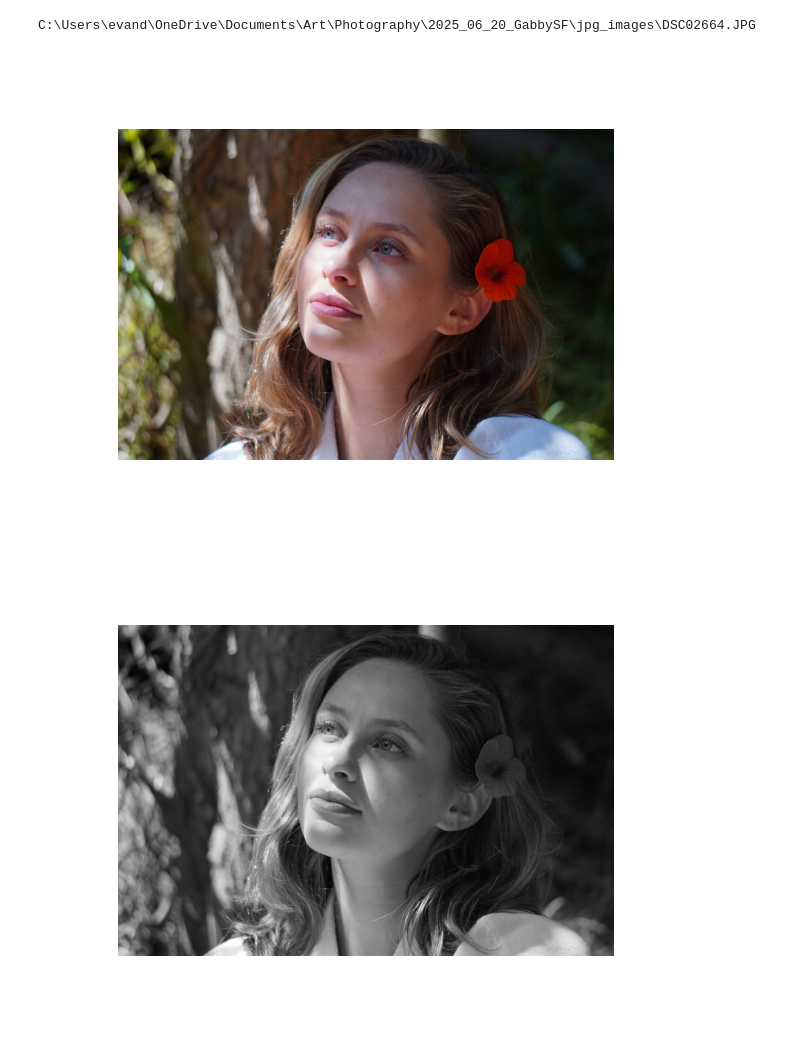
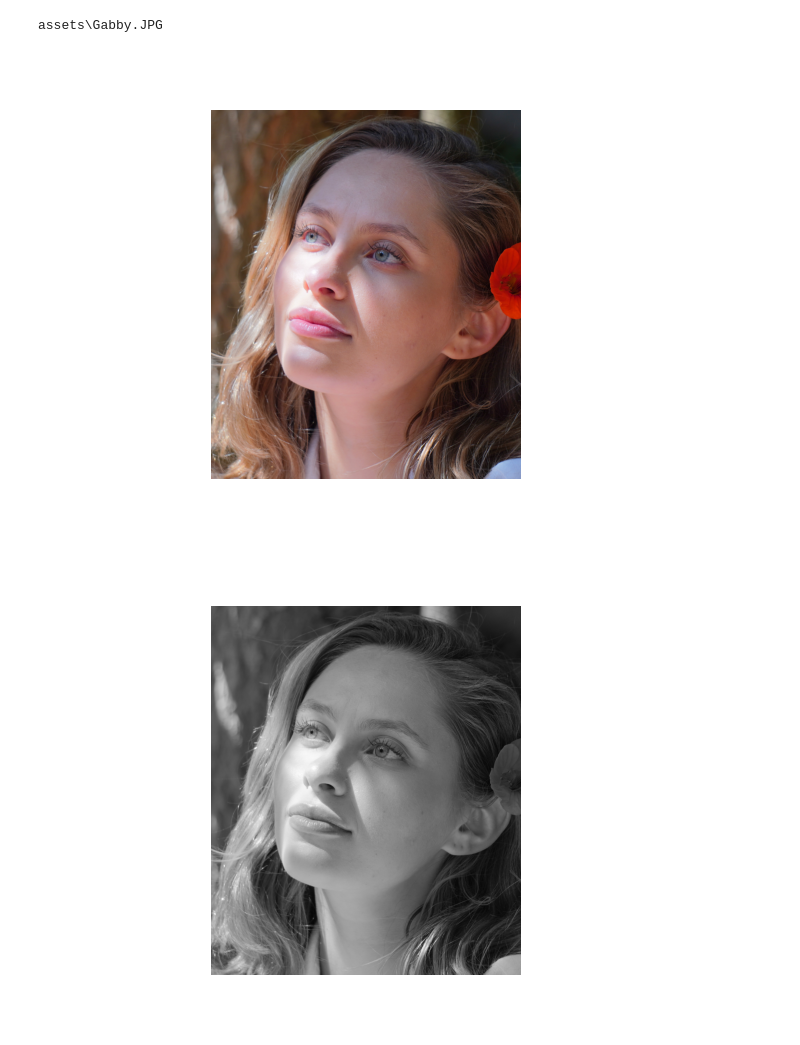
Before and after one commit to edgrant3/im2stl, a Jupyter notebook: rgb23D.ipynb, the cells around one changed output. Drawn from its saved outputs; the diff is of its cells as text; code cells hidden in the pictures.

```diff
--- a/rgb23D.ipynb
+++ b/rgb23D.ipynb
@@ -22,22 +22,23 @@ def show_img(img, cmap=None):
 # %%
 # Load in image with openCV
 image_path = r'C:\Users\evand\OneDrive\Documents\Art\Photography\2025_06_20_GabbySF\jpg_images\DSC02696.JPG'
 image_path = r'C:\Users\evand\OneDrive\Documents\Art\Photography\2025_06_20_GabbySF\jpg_images\DSC03002.JPG'
 image_path = r"C:\Users\evand\OneDrive\Documents\Art\Photography\2025_06_20_GabbySF\jpg_images\DSC02664.JPG"
+image_path = r"assets\Gabby.JPG"
 image_path = image_path.replace("\\\\", os.sep)
 
 print(image_path)
 
 img_bgr = cv2.imread(image_path)
 img_rgb = cv2.cvtColor(img_bgr, cv2.COLOR_BGR2RGB)
 img_gry = cv2.cvtColor(img_bgr, cv2.COLOR_BGR2GRAY)
 
 show_img(img_rgb)
 show_img(img_gry, cmap='gray')
 # %% [output]
-C:\Users\evand\OneDrive\Documents\Art\Photography\2025_06_20_GabbySF\jpg_images\DSC02664.JPG
+assets\Gabby.JPG
-[figure, old version]
+[figure, new version]
-[figure, old version]
+[figure, new version]
 # %%
 # Transform Image
 
```
Also changed, not shown: parts of 8 cells of this notebook, 2 other files.
